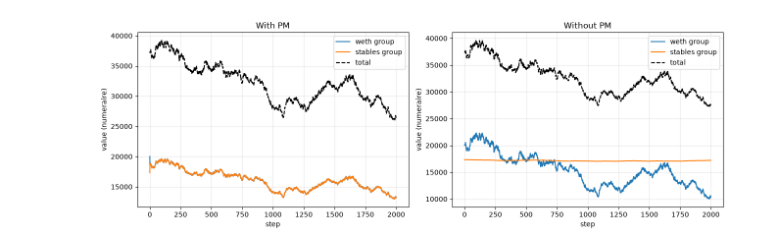
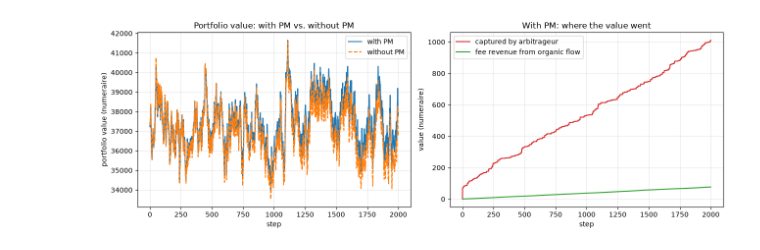
Before and after one commit to bleu/aqua-portfolio-manager, a Jupyter notebook: simulation/notebooks/02_basket_with_without_pm.ipynb, the cells around one changed output. Drawn from its saved outputs; the diff is of its cells as text; code cells hidden in the pictures.

```diff
--- a/simulation/notebooks/02_basket_with_without_pm.ipynb
+++ b/simulation/notebooks/02_basket_with_without_pm.ipynb
@@ -83,18 +0,0 @@ Tracking error over time, with vs. without PM, one representative seed.
-# %%
-import matplotlib.pyplot as plt
-
-world_with = basket_with_without_pm.build_world(with_pm=True, seed=0)
-world_with.run(N_STEPS)
-world_without = basket_with_without_pm.build_world(with_pm=False, seed=0)
-world_without.run(N_STEPS)
-
-fig, ax = plt.subplots(figsize=(10, 4.5))
-ax.plot(world_with.metrics.tracking_error_path, label="with PM")
-ax.plot(world_without.metrics.tracking_error_path, label="without PM")
-ax.set_xlabel("step")
-ax.set_ylabel("tracking error (fraction off target)")
-ax.set_title("Basket interaction: tracking error, with vs. without PM (seed=0)")
-ax.legend()
-ax.grid(alpha=0.3)
-plt.tight_layout()
-plt.show()
@@ -109,30 +5,56 @@ error metric above.
 # %%
-total_with = np.array(world_with.metrics.value_a_path) + np.array(world_with.metrics.value_b_path)
-total_without = np.array(world_without.metrics.value_a_path) + np.array(world_without.metrics.value_b_path)
+import numpy as np
+import matplotlib.pyplot as plt
 
-fig, (ax1, ax2) = plt.subplots(1, 2, figsize=(13, 4.5))
+from aqua_sim.scenarios import basket_with_without_pm
+from aqua_sim.price_process import MeanRevertingPriceProcess
 
-ax1.plot(world_with.metrics.value_a_path, label="weth group")
-ax1.plot(world_with.metrics.value_b_path, label="stables group")
-ax1.plot(total_with, label="total", linestyle="--", color="black")
-ax1.set_xlabel("step")
-ax1.set_ylabel("value (numeraire)")
-ax1.set_title("With PM")
-ax1.legend()
-ax1.grid(alpha=0.3)
+N_STEPS = 2000
+PROFITABLE_PM = dict(pm_fee=0.02, organic_arrival_prob_per_step=0.8, organic_fee=0.003, organic_mean_size_fraction=0.001)
 
-ax2.plot(world_without.metrics.value_a_path, label="weth group")
-ax2.plot(world_without.metrics.value_b_path, label="stables group")
-ax2.plot(total_without, label="total", linestyle="--", color="black")
-ax2.set_xlabel("step")
-ax2.set_ylabel("value (numeraire)")
-ax2.set_title("Without PM")
-ax2.legend()
-ax2.grid(alpha=0.3)
 
-plt.tight_layout()
-plt.show()
+def run_pair(seed, **kwargs):
+    mr_with = MeanRevertingPriceProcess(token_id="WETH", sigma_per_step=0.02, mean_price=2000.0, kappa=0.05, initial_price=2000.0, seed=seed)
+    world_with = basket_with_without_pm.build_world(with_pm=True, weth_price_process=mr_with, seed=seed, **PROFITABLE_PM, **kwargs)
+    world_with.run(N_STEPS)
 
-print(f"final total portfolio value: with PM = {total_with[-1]:,.2f}, without PM = {total_without[-1]:,.2f}")
+    mr_without = MeanRevertingPriceProcess(token_id="WETH", sigma_per_step=0.02, mean_price=2000.0, kappa=0.05, initial_price=2000.0, seed=seed)
+    world_without = basket_with_without_pm.build_world(with_pm=False, weth_price_process=mr_without, seed=seed, **kwargs)
+    world_without.run(N_STEPS)
+    return world_with, world_without
+
+
+def plot_comparison(world_with, world_without, title):
+    total_with = np.array(world_with.metrics.value_a_path) + np.array(world_with.metrics.value_b_path)
+    total_without = np.array(world_without.metrics.value_a_path) + np.array(world_without.metrics.value_b_path)
+    arb_captured = np.array(world_with.metrics.captured_value_paths["arbitrageur"])
+    organic_captured = np.array(world_with.metrics.captured_value_paths["organic_weth_usdc"])
+
+    fig, (ax1, ax2) = plt.subplots(1, 2, figsize=(13, 4.5))
+
+    ax1.plot(total_with, label="with PM")
+    ax1.plot(total_without, label="without PM", linestyle="--")
+    ax1.set_xlabel("step")
+    ax1.set_ylabel("portfolio value (numeraire)")
+    ax1.set_title(title)
+    ax1.legend()
+    ax1.grid(alpha=0.3)
+
+    ax2.plot(arb_captured, label="captured by arbitrageur", color="tab:red")
+    ax2.plot(-organic_captured, label="fee revenue from organic flow", color="tab:green")
+    ax2.set_xlabel("step")
+    ax2.set_ylabel("value (numeraire)")
+    ax2.set_title("With PM: where the value went")
+    ax2.legend()
+    ax2.grid(alpha=0.3)
+
+    plt.tight_layout()
+    plt.show()
+
+    print(f"final value: with PM = {total_with[-1]:,.0f}, without PM = {total_without[-1]:,.0f}")
+
+
+world_with, world_without = run_pair(seed=0)
+plot_comparison(world_with, world_without, "Portfolio value: with PM vs. without PM")
 # %% [output]
-[figure, old version]
+[figure, new version]
```
Also changed, not shown: parts of 38 cells of this notebook, 3 other files.
